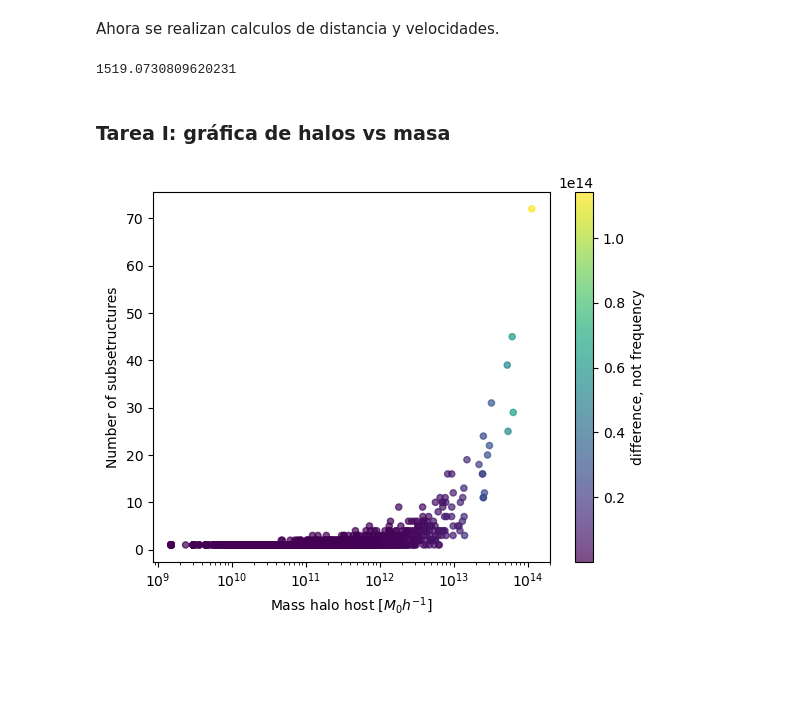
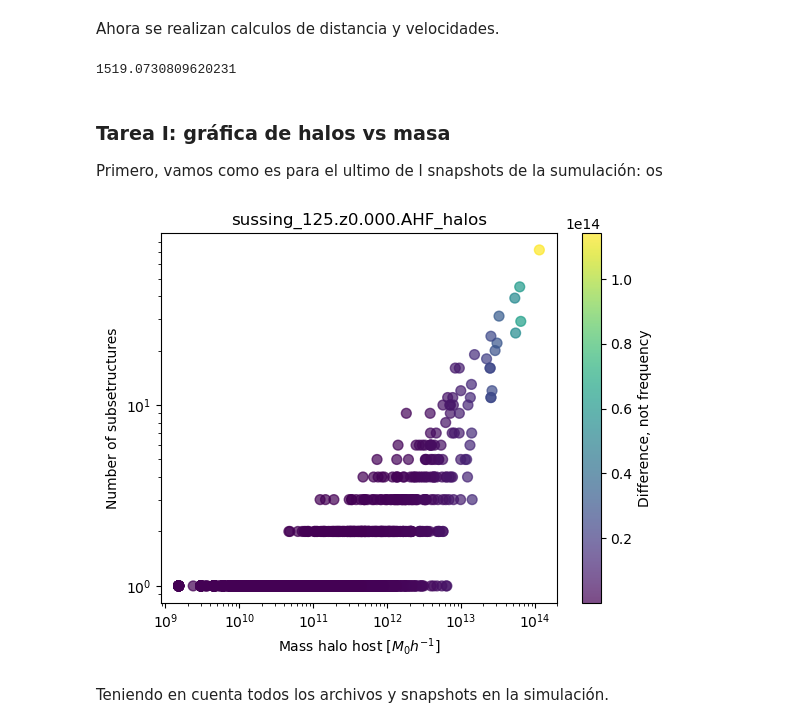
Before and after one commit to fjbautistas/Taller, a Jupyter notebook: Pruebas.ipynb, the cells around one changed output. Saved outputs shown, nothing was run; the diff lists cells and outputs as text; code cells hidden in the pictures; blank space fills up the shorter version.

Commit message:
grafica de masa de halos vs numero de sub estructuras, para la simulación mini

```diff
--- a/Pruebas.ipynb
+++ b/Pruebas.ipynb
@@ -63,12 +56,13 @@ class kinetic:                                   #cinematica entre dos halos
 
     #def velocity(self, , halo2):
         #return(np.linalg.norm(halo1-halo2))
-# %%
-distancia = kinetic(sussing_125.halo_info(15), sussing_125.halo_info(20))#.distance()
-distancia.distance()
-# %% [output]
-1519.0730809620231
+# %%
+distancia = kinetic(sussing_125.halo_info(15), sussing_125.halo_info(20))#.distance()
+distancia.distance()
+# %% [output]
+1519.0730809620231
 # %% [markdown]
 ### Tarea I: gráfica de halos vs masa
+Primero, vamos como es para el ultimo de l snapshots de la sumulación: os
 # %%
 datos = sussing_125.data[sussing_125.data[:,1] == 0]
@@ -76,18 +70,17 @@ datos = sussing_125.data[sussing_125.data[:,1] == 0]
 # %%
 dis = np.sqrt(datos[:,3]**2 + datos[:,2]**2)
 
 fig, ax = plt.subplots()
-
-plt.xscale('log')
+plt.xscale('log'); plt.yscale('log')
 ax.set_xlabel(r'Mass halo host [$M_{0}h^{-1}$]')
 ax.set_ylabel("Number of subsetructures")
-
-scatter = ax.scatter(datos[:,3], datos[:,2], c=dis, s=20, alpha=0.7)
-
-# Agrega una barra de color al objeto de ejes
+ax.set_title('sussing_125.z0.000.AHF_halos')
+scatter = ax.scatter(datos[:,3], datos[:,2], c=dis, s=50, alpha=0.7)
 cbar = plt.colorbar(scatter, ax=ax)
-cbar.set_label('difference, not frequency')
+cbar.set_label('Difference, not frequency')
 
 plt.show()
 # %% [output]
-[figure, old version]
+[figure, new version]
+# %% [markdown]
+Teniendo en cuenta todos los archivos y snapshots en la simulación.
```
Also changed, not shown: parts of 8 cells of this notebook.
